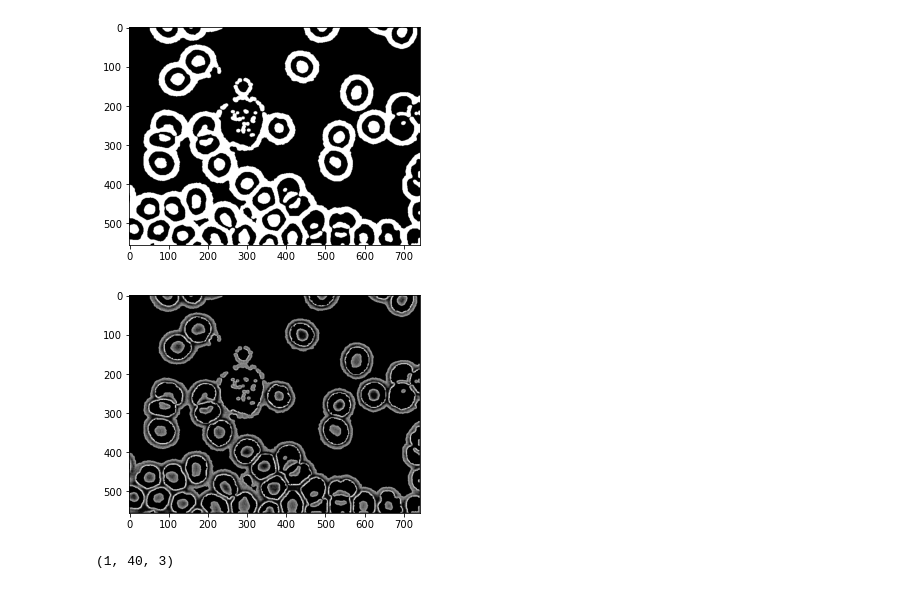
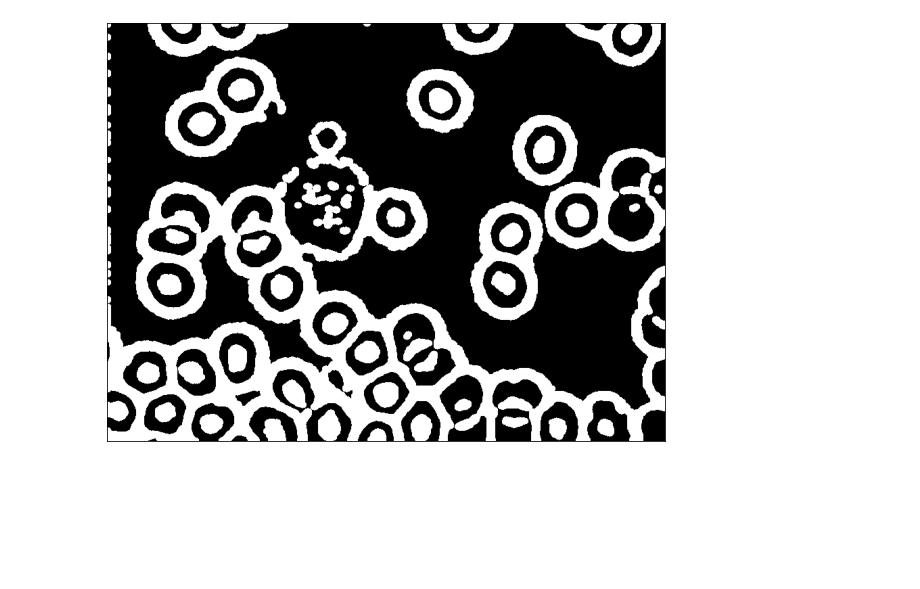
Before and after one commit to rising-4ce/project-cv, a Jupyter notebook: Blood.ipynb, the cells around one changed output. Saved outputs shown, nothing was run; the diff lists cells and outputs as text; code cells hidden in the pictures; blank space fills up the shorter version.

```diff
--- a/Blood.ipynb
+++ b/Blood.ipynb
@@ -7,6 +6,15 @@ import math
+# %%
+def show_image(image, is_gray=True):
+    plt.figure(figsize=(10, 10))
+    if (is_gray):
+        plt.imshow(image, cmap='gray')
+    else:
+        plt.imshow(cv2.cvtColor(image,cv2.COLOR_BGR2RGB))
+    plt.xticks([]), plt.yticks([])
+    plt.show()
 # %%
-img = cv2.imread('blood.png')
-img = cv2.cvtColor(img,cv2.COLOR_BGR2GRAY)
-plt.imshow(img,cmap= 'gray')
-plt.show()
+img = cv2.imread('img/blood.jpg')
+show_image(img, False)
+gray = cv2.cvtColor(img,cv2.COLOR_BGR2GRAY)
+show_image(gray)
 # %% [output]
@@ -14,6 +23,5 @@ plt.show()
 # %%
-blur = cv2.GaussianBlur(img,(5,5),0)
+blur = cv2.GaussianBlur(gray,(5,5),0)
 ret, thresh = cv2.threshold(blur,0,255,cv2.THRESH_BINARY+cv2.THRESH_OTSU)
-plt.imshow(thresh,cmap= 'gray')
-plt.show()
+show_image(thresh)
 # %% [output]
@@ -27,18 +34,5 @@ plt.show()
 # %%
-dilate = cv2.dilate(erode,cv2.getStructuringElement(cv2.MORPH_ELLIPSE,(9,9)),iterations = 1)
-plt.imshow(dilate,cmap= 'gray')
-plt.show()
+dilate = cv2.dilate(erode,cv2.getStructuringElement(cv2.MORPH_ELLIPSE,(11,11)),iterations = 1)
+show_image(dilate)
 # %% [output]
-[figure, old version]
+[figure, new version]
-# %%
-res = img * dilate
-plt.imshow(res,cmap= 'gray')
-plt.show()
-# %% [output]
-[figure, removed]
-# %%
-circles = cv2.HoughCircles(res,cv2.HOUGH_GRADIENT,1,50,
-                            param1=150,param2=25,minRadius=19,maxRadius=40)
-circles.shape
-# %% [output]
-(1, 40, 3)
```
Also changed, not shown: parts of 7 cells of this notebook, 8 other files.
